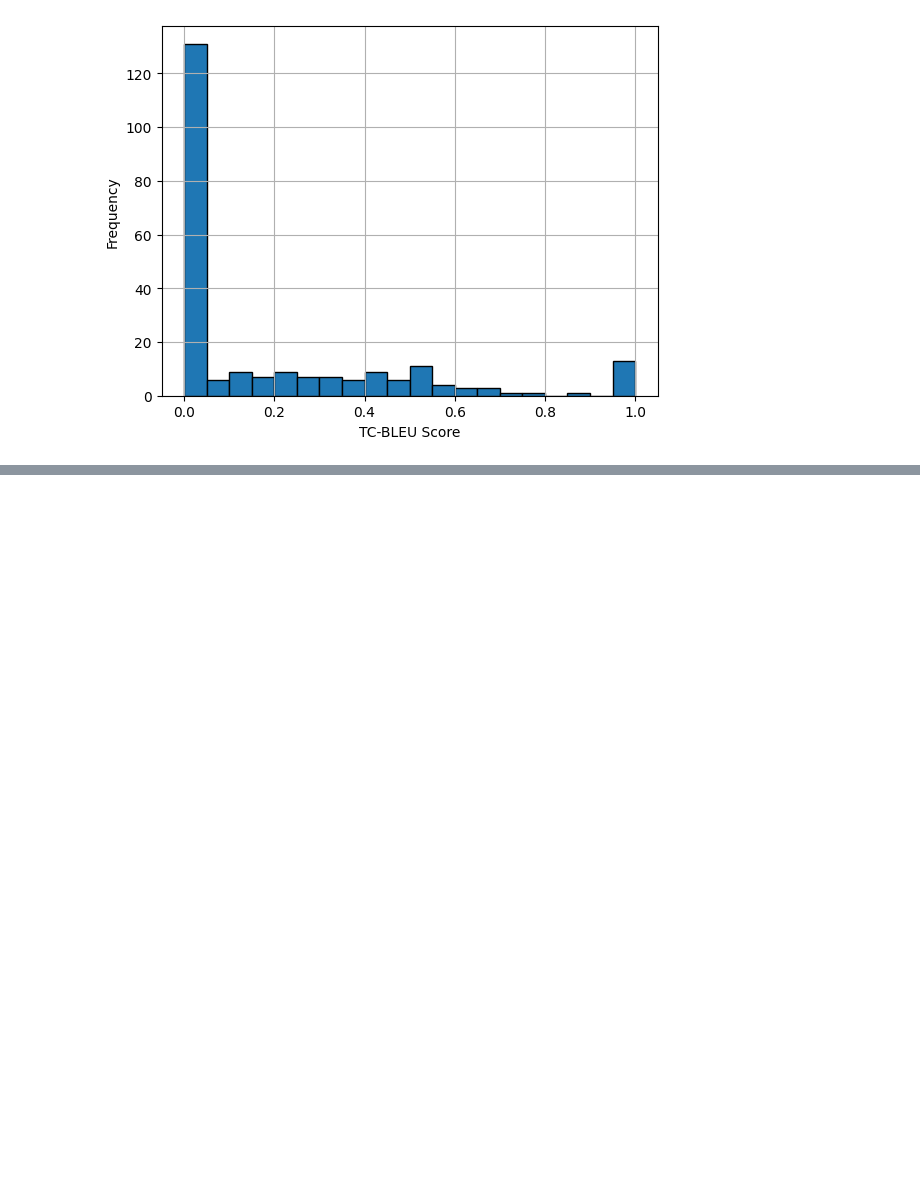
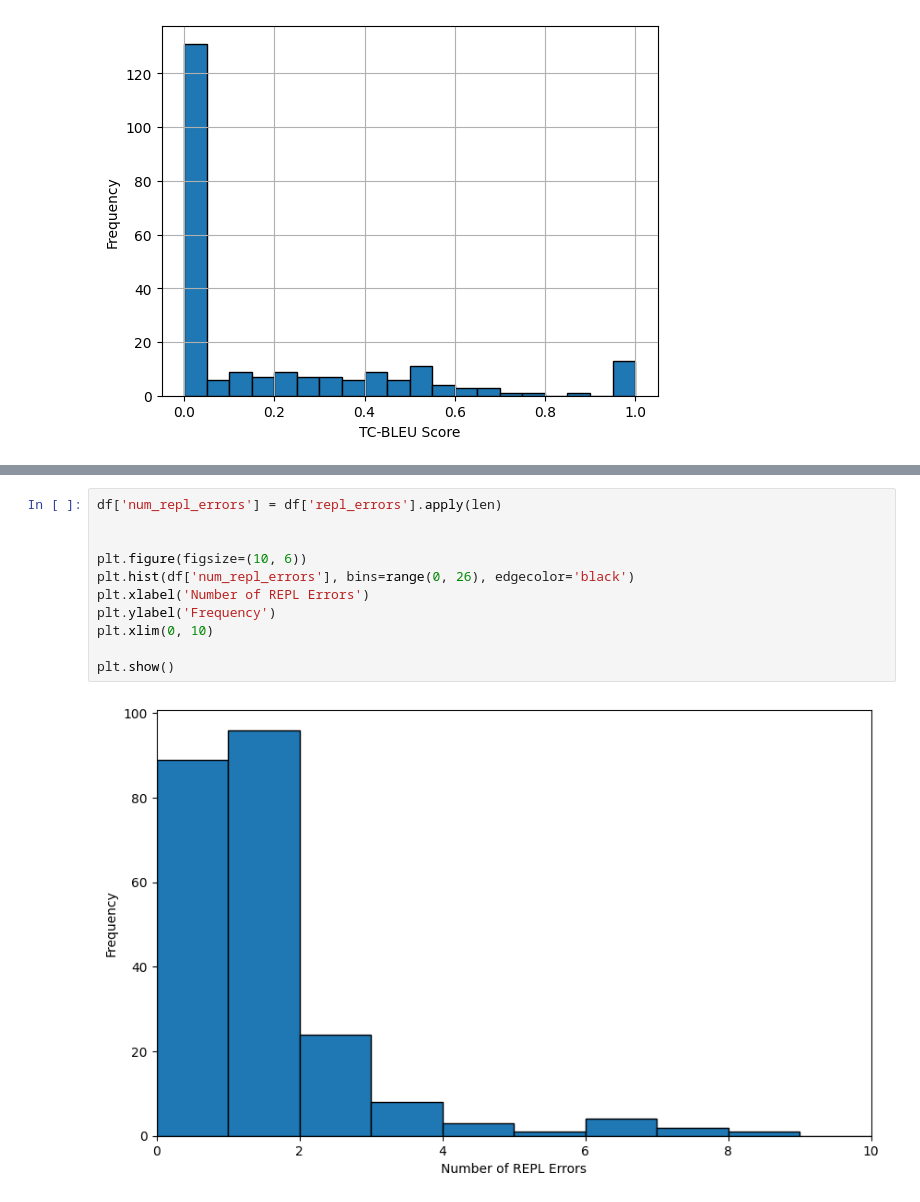
Before and after one commit to agatha-duzan/autoformalization_with_hypothesis, a Jupyter notebook: results_analysis.ipynb, the cells around one changed output, grey strips where cells are left out. Saved outputs shown, nothing was run; the diff lists cells and outputs as text; blank space fills up the shorter version.

```diff
--- a/results_analysis.ipynb
+++ b/results_analysis.ipynb
@@ -155,0 +146,13 @@ sorry
+# %%
+df['num_repl_errors'] = df['repl_errors'].apply(len)
+
+
+plt.figure(figsize=(10, 6))
+plt.hist(df['num_repl_errors'], bins=range(0, 26), edgecolor='black')
+plt.xlabel('Number of REPL Errors')
+plt.ylabel('Frequency')
+plt.xlim(0, 10)
+
+plt.show()
+# %% [output]
+[figure, added]
```
Also changed, not shown: parts of 8 cells of this notebook, 6 other files.
